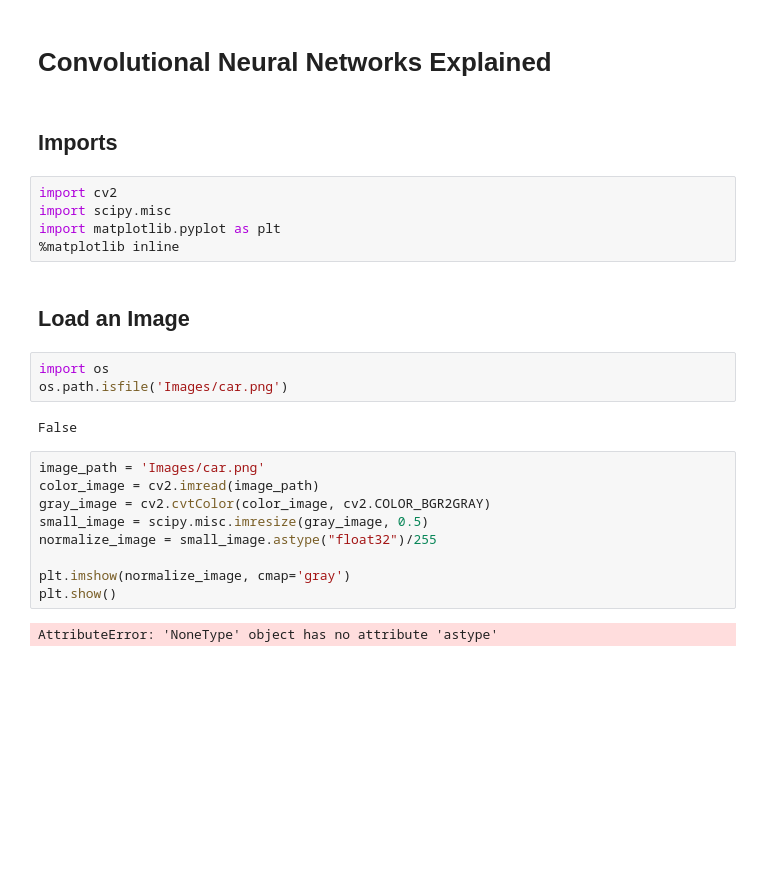
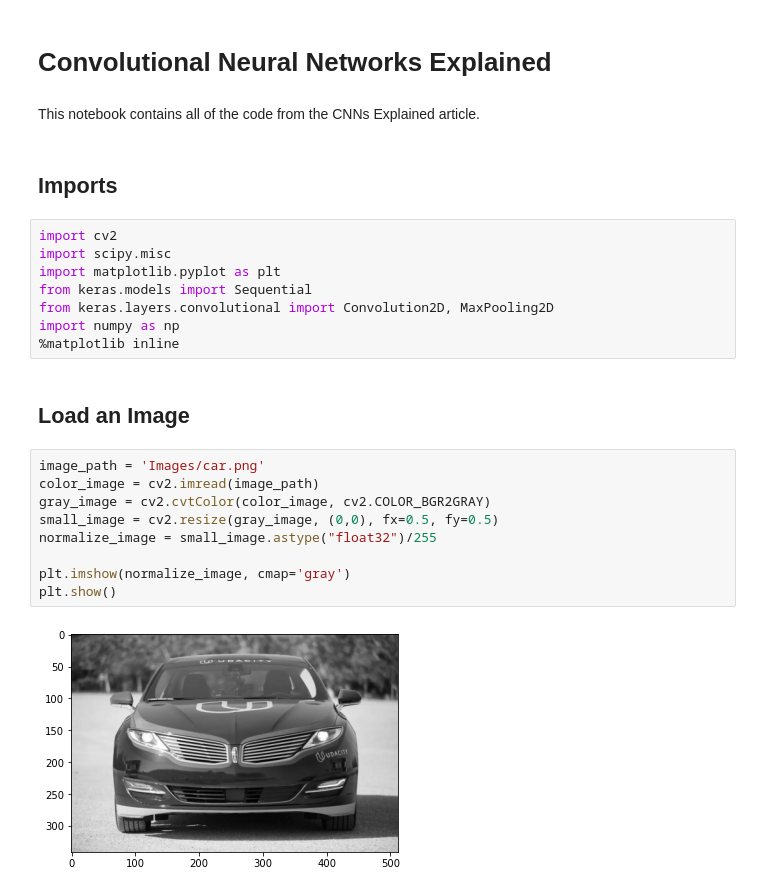
Before and after one commit to team-daniel/Deep-Learning, a Jupyter notebook: Resources/Convolutional-Neural-Networks-Explained/CNN-Explained.ipynb, the cells around one changed output. Drawn from its saved outputs; the diff is of its cells as text; blank space fills up the shorter version.

Commit message:
CNNs Explained completed and published

```diff
--- a/Resources/Convolutional-Neural-Networks-Explained/CNN-Explained.ipynb
+++ b/Resources/Convolutional-Neural-Networks-Explained/CNN-Explained.ipynb
@@ -1,27 +1,27 @@
 # %% [markdown]
 # Convolutional Neural Networks Explained
+# %% [markdown]
+This notebook contains all of the code from the CNNs Explained article.
 # %% [markdown]
 ## Imports
 # %%
 import cv2
 import scipy.misc
 import matplotlib.pyplot as plt
+from keras.models import Sequential
+from keras.layers.convolutional import Convolution2D, MaxPooling2D
+import numpy as np
 %matplotlib inline
 # %% [markdown]
 ## Load an Image
-# %%
-import os
-os.path.isfile('Images/car.png')
-# %% [output]
-False
 # %%
 image_path = 'Images/car.png'
 color_image = cv2.imread(image_path)
 gray_image = cv2.cvtColor(color_image, cv2.COLOR_BGR2GRAY)
-small_image = scipy.misc.imresize(gray_image, 0.5)
+small_image = cv2.resize(gray_image, (0,0), fx=0.5, fy=0.5)
 normalize_image = small_image.astype("float32")/255
 
 plt.imshow(normalize_image, cmap='gray')
 plt.show()
 # %% [output]
-AttributeError: 'NoneType' object has no attribute 'astype'
+[figure, added]
```
Also changed, not shown: parts of 11 cells of this notebook, 4 other files.
